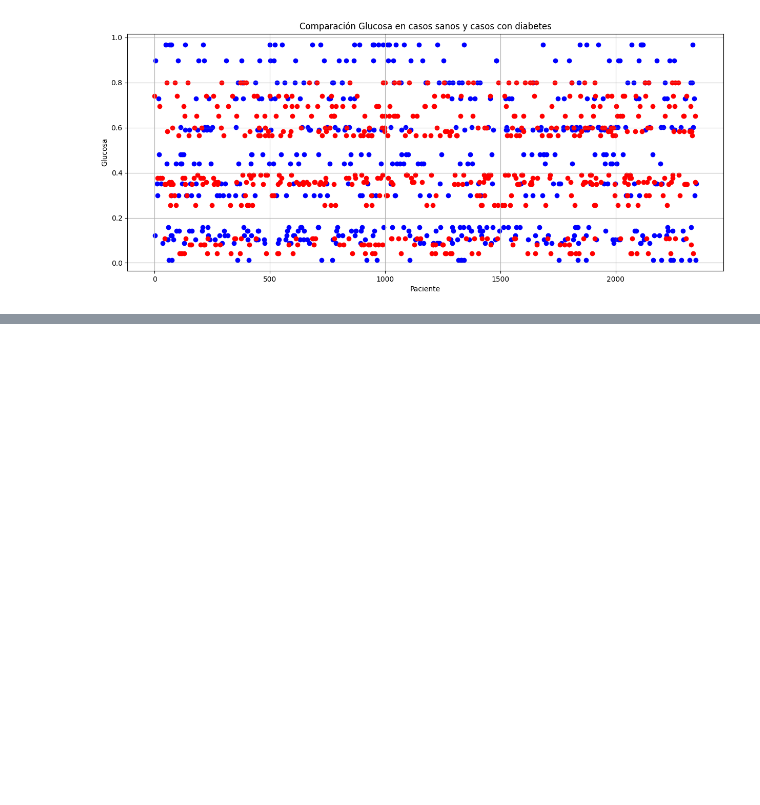
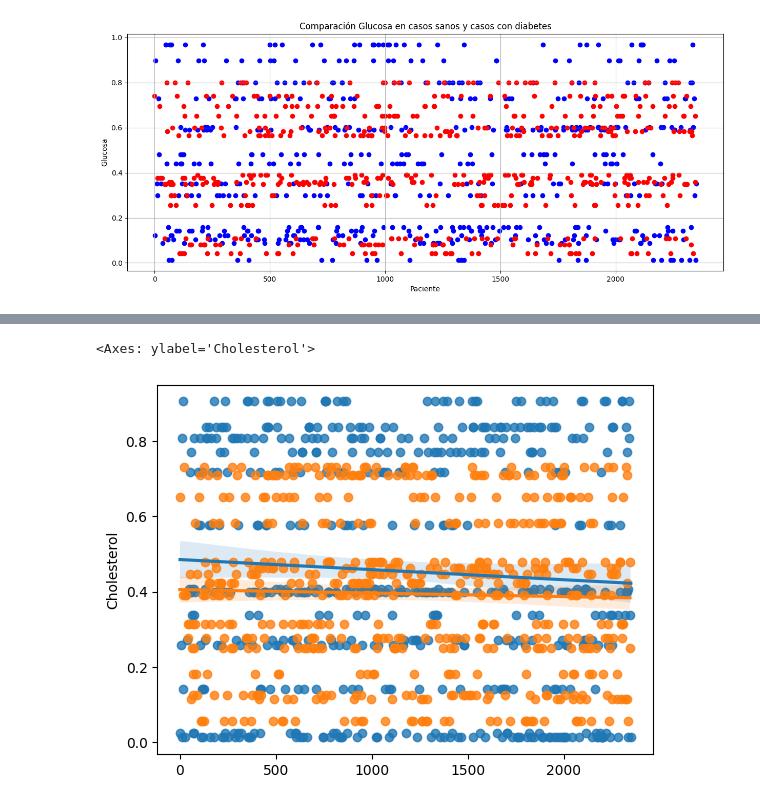
Before and after one commit to borisValdez/DataScience, a Jupyter notebook: ProyectoDS_ParteI_Boris.ipynb, the cells around one changed output, grey strips where cells are left out. Drawn from its saved outputs; the diff is of its cells as text; code cells hidden in the pictures; blank space fills up the shorter version.

```diff
--- a/ProyectoDS_ParteI_Boris.ipynb
+++ b/ProyectoDS_ParteI_Boris.ipynb
@@ -171,0 +184,6 @@ plt.show()
+# %%
+sns.regplot(x =indice , y = df_diabetes['Cholesterol'] )
+sns.regplot(x =indice2 , y = df_sano['Cholesterol'] )
+# %% [output]
+<Axes: ylabel='Cholesterol'>
+[figure, added]
```
Also changed, not shown: parts of 3 cells of this notebook.
